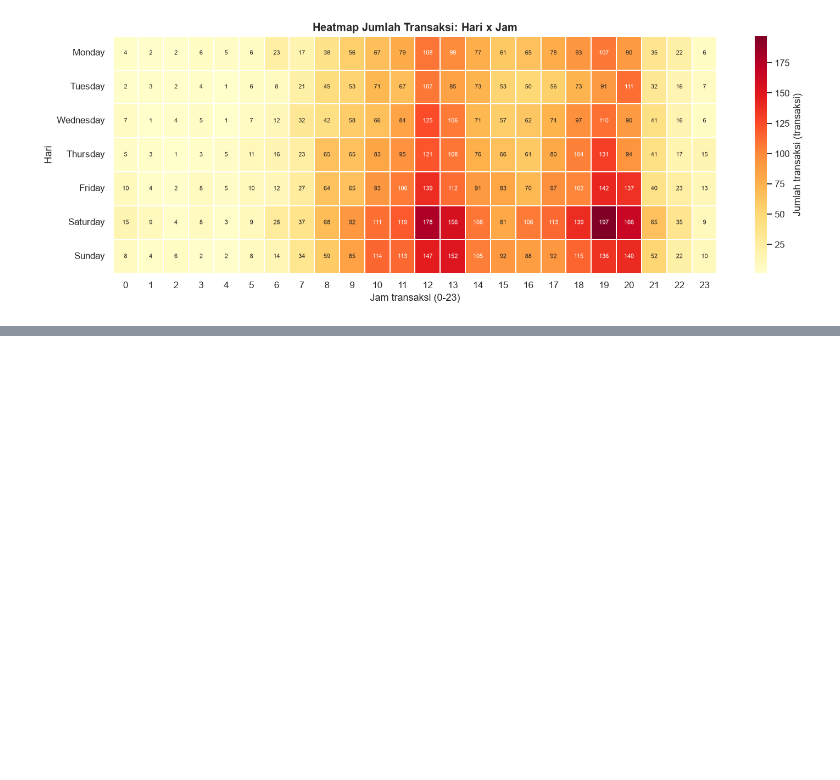
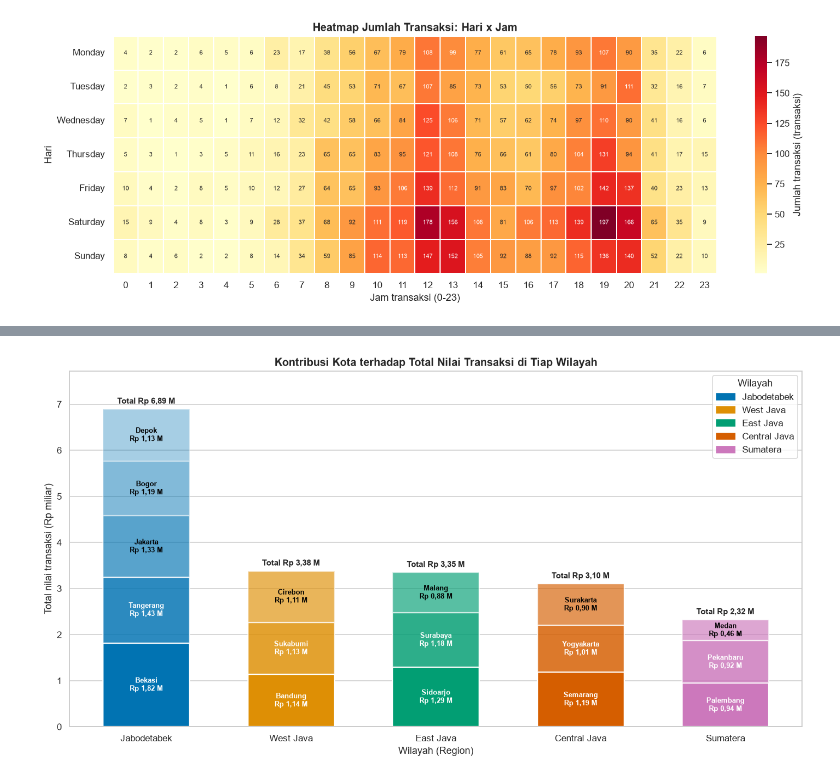
Before and after one commit to roxymayford/Project-Machine-Learning-, a Jupyter notebook: TugasBagianC.ipynb, the cells around one changed output, grey strips where cells are left out. Saved outputs shown, nothing was run; the diff lists cells and outputs as text; code cells hidden in the pictures; blank space fills up the shorter version.

```diff
--- a/TugasBagianC.ipynb
+++ b/TugasBagianC.ipynb
@@ -91,0 +157,33 @@ plt.show()
+# %%
+kota = (df.groupby(["Region", "City"])["Purchase_Amount"].sum().div(1e9)
+          .rename("Nilai_M").reset_index())
+
+fig, ax = plt.subplots(figsize=(13, 7))
+for i, r in enumerate(urut_region):
+    sub = kota[kota["Region"] == r].sort_values("Nilai_M", ascending=False)
+    bawah = 0
+    for j, (_, baris) in enumerate(sub.iterrows()):
+        alpha = max(1.0 - j * 0.17, 0.35)
+        ax.bar(i, baris["Nilai_M"], bottom=bawah, color=warna_region[r], alpha=alpha,
+               edgecolor="white", linewidth=1.5, width=0.6)
+        ax.text(i, bawah + baris["Nilai_M"] / 2,
+                f"{baris['City']}\nRp {fmt_id(baris['Nilai_M'], 2)} M",
+                ha="center", va="center", fontsize=8.5,
+                color="black" if alpha < 0.7 else "white", fontweight="bold")
+        bawah += baris["Nilai_M"]
+    ax.text(i, bawah + 0.08, f"Total Rp {fmt_id(bawah, 2)} M",
+            ha="center", va="bottom", fontsize=10, fontweight="bold")
+
+ax.set_xticks(range(len(urut_region)))
+ax.set_xticklabels(urut_region)
+ax.set_xlabel("Wilayah (Region)")
+ax.set_ylabel("Total nilai transaksi (Rp miliar)")
+ax.set_title("Kontribusi Kota terhadap Total Nilai Transaksi di Tiap Wilayah", fontsize=13, fontweight="bold")
+ax.set_ylim(0, region["Nilai_M"].max() * 1.12)
+ax.grid(False, axis="x")
+ax.legend(handles=[Patch(color=warna_region[r], label=r) for r in urut_region], title="Wilayah", loc="upper right")
+plt.tight_layout()
+plt.savefig("charts/H2_kota_per_region.png", dpi=300, bbox_inches="tight")
+plt.show()
+# %% [output]
+[figure, added]
```
Also changed, not shown: parts of 5 cells of this notebook, 2 other files.
